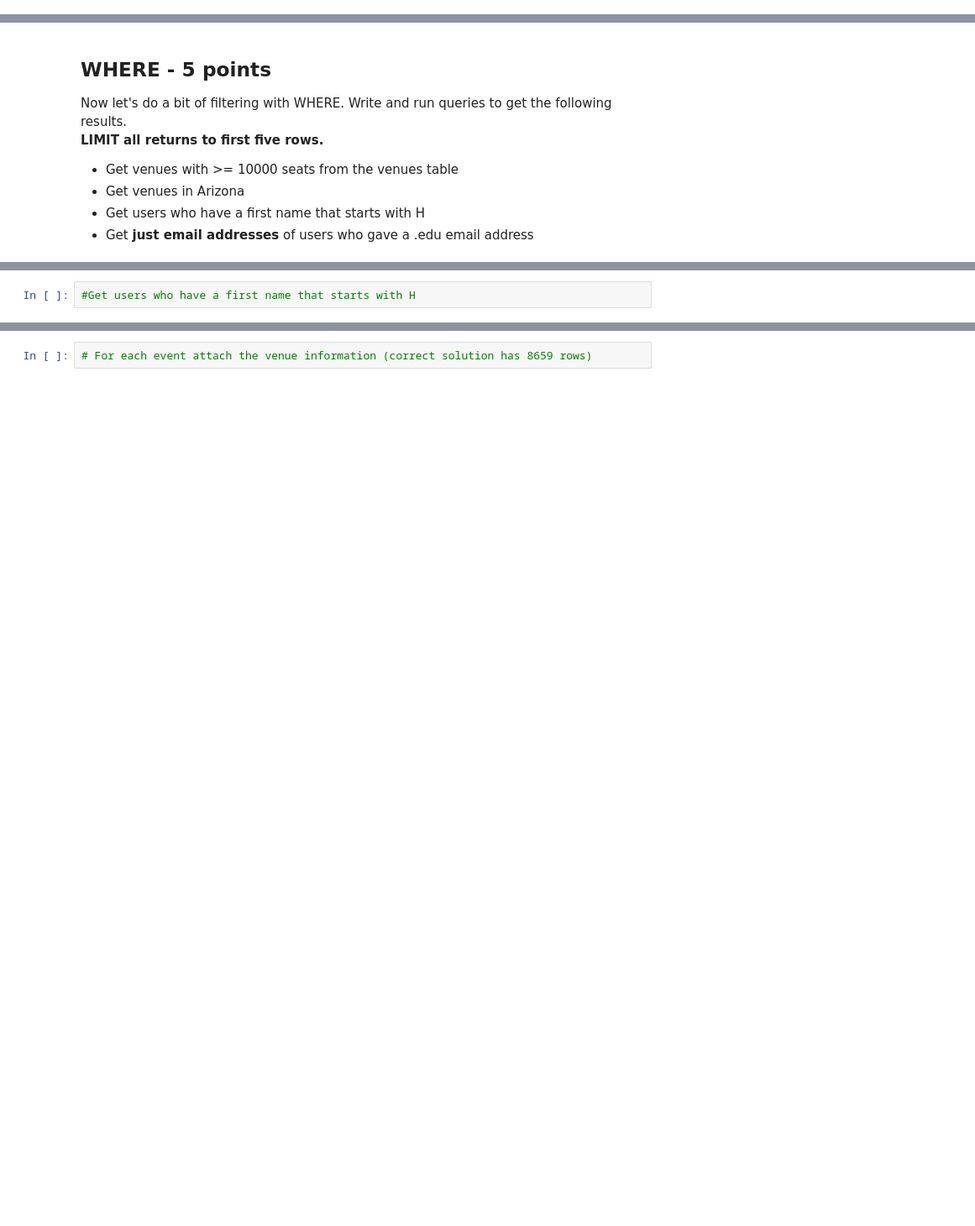
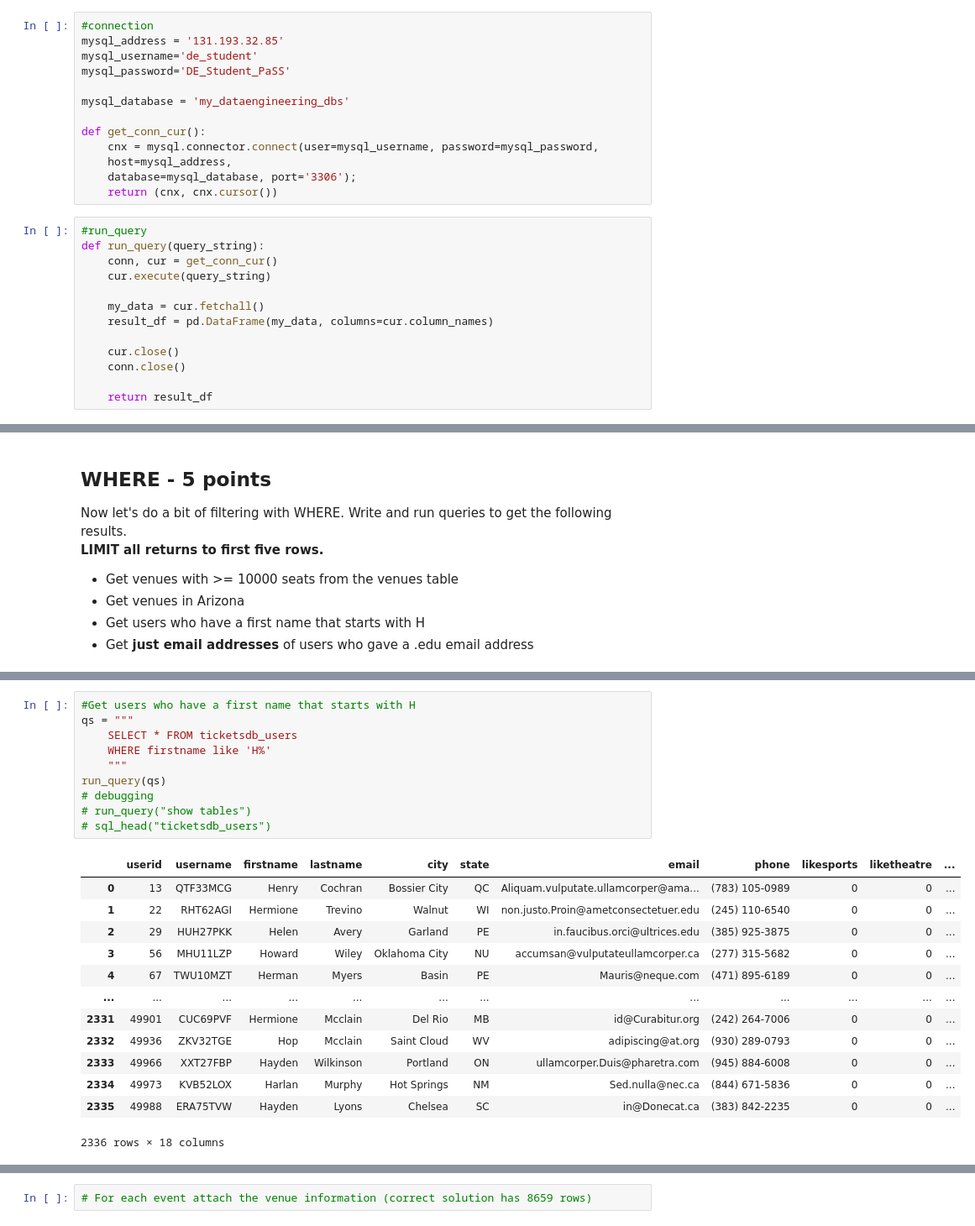
Before and after one commit to CougarBellinger/ISTA-322-FA24, a Jupyter notebook: Classwork/Homework/DE_HW4_cougar_bellinger.ipynb, the cells around one changed output, grey strips where cells are left out. Shown at 84% size. Cells and saved outputs as stored; diff of their text form; blank space fills up the shorter version.

```diff
--- a/Classwork/Homework/DE_HW4_cougar_bellinger.ipynb
+++ b/Classwork/Homework/DE_HW4_cougar_bellinger.ipynb
@@ -34,3 +33,29 @@ Now bring get_conn_cur and run_query funtions as well as connection information
+# %%
+#connection
+mysql_address = '131.193.32.85'
+mysql_username='de_student'
+mysql_password='DE_Student_PaSS'
+
+mysql_database = 'my_dataengineering_dbs'
+
+def get_conn_cur():
+    cnx = mysql.connector.connect(user=mysql_username, password=mysql_password,
+    host=mysql_address,
+    database=mysql_database, port='3306');
+    return (cnx, cnx.cursor())
+# %%
+#run_query
+def run_query(query_string):
+    conn, cur = get_conn_cur()
+    cur.execute(query_string)
+
+    my_data = cur.fetchall()
+    result_df = pd.DataFrame(my_data, columns=cur.column_names)
+
+    cur.close()
+    conn.close()
+
+    return result_df
 # %% [markdown]
 ## Make a SQL head function - 5 point
 
@@ -69,4 +165,26 @@ Now let's do a bit of filtering with WHERE.  Write and run queries to get the fo
 # %%
 #Get users who have a first name that starts with H
+qs = """
+    SELECT * FROM ticketsdb_users
+    WHERE firstname like 'H%'
+    """
+run_query(qs)
+# debugging
+# run_query("show tables")
+# sql_head("ticketsdb_users")
+# %% [output]
+|  | userid | username | firstname | lastname | city | state | email | phone | likesports | liketheatre | ... |
+| 0 | 13 | QTF33MCG | Henry | Cochran | Bossier City | QC | Aliquam.vulputate.ullamcorper@ama... | (783) 105-0989 | 0 | 0 | ... |
+| 1 | 22 | RHT62AGI | Hermione | Trevino | Walnut | WI | non.justo.Proin@ametconsectetuer.edu | (245) 110-6540 | 0 | 0 | ... |
+| 2 | 29 | HUH27PKK | Helen | Avery | Garland | PE | in.faucibus.orci@ultrices.edu | (385) 925-3875 | 0 | 0 | ... |
+| 3 | 56 | MHU11LZP | Howard | Wiley | Oklahoma City | NU | accumsan@vulputateullamcorper.ca | (277) 315-5682 | 0 | 0 | ... |
+| 4 | 67 | TWU10MZT | Herman | Myers | Basin | PE | Mauris@neque.com | (471) 895-6189 | 0 | 0 | ... |
+| ... | ... | ... | ... | ... | ... | ... | ... | ... | ... | ... | ... |
+| 2331 | 49901 | CUC69PVF | Hermione | Mcclain | Del Rio | MB | id@Curabitur.org | (242) 264-7006 | 0 | 0 | ... |
+| 2332 | 49936 | ZKV32TGE | Hop | Mcclain | Saint Cloud | WV | adipiscing@at.org | (930) 289-0793 | 0 | 0 | ... |
+| 2333 | 49966 | XXT27FBP | Hayden | Wilkinson | Portland | ON | ullamcorper.Duis@pharetra.com | (945) 884-6008 | 0 | 0 | ... |
+| 2334 | 49973 | KVB52LOX | Harlan | Murphy | Hot Springs | NM | Sed.nulla@nec.ca | (844) 671-5836 | 0 | 0 | ... |
+| 2335 | 49988 | ERA75TVW | Hayden | Lyons | Chelsea | SC | in@Donecat.ca | (383) 842-2235 | 0 | 0 | ... |
+2336 rows × 18 columns
 # %%
 # Get all .edu email addresses... just the email addresses
```
Also changed, not shown: parts of 16 cells of this notebook.
